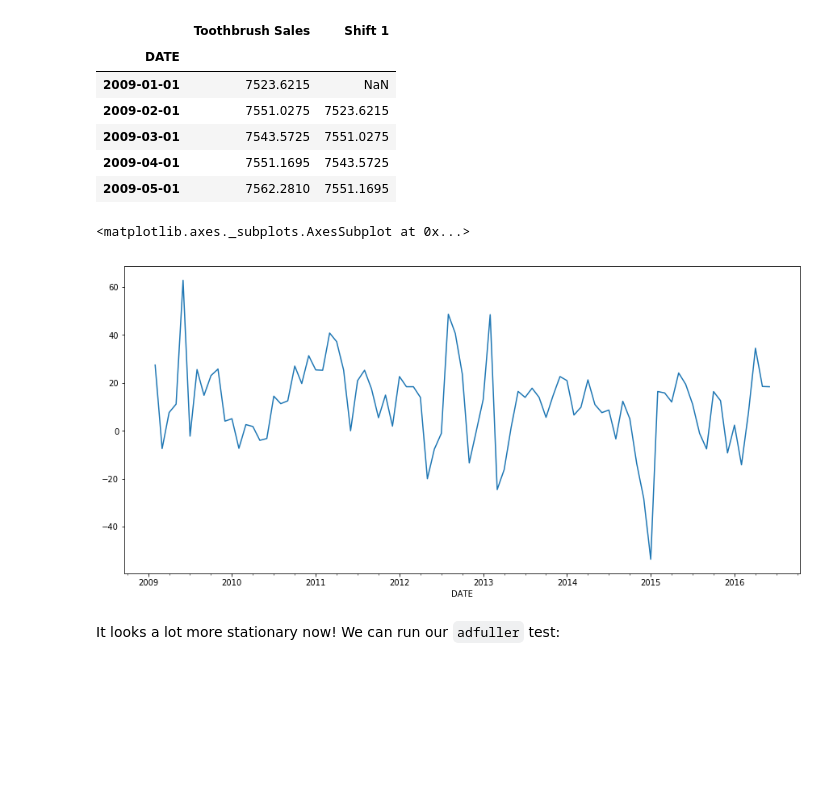
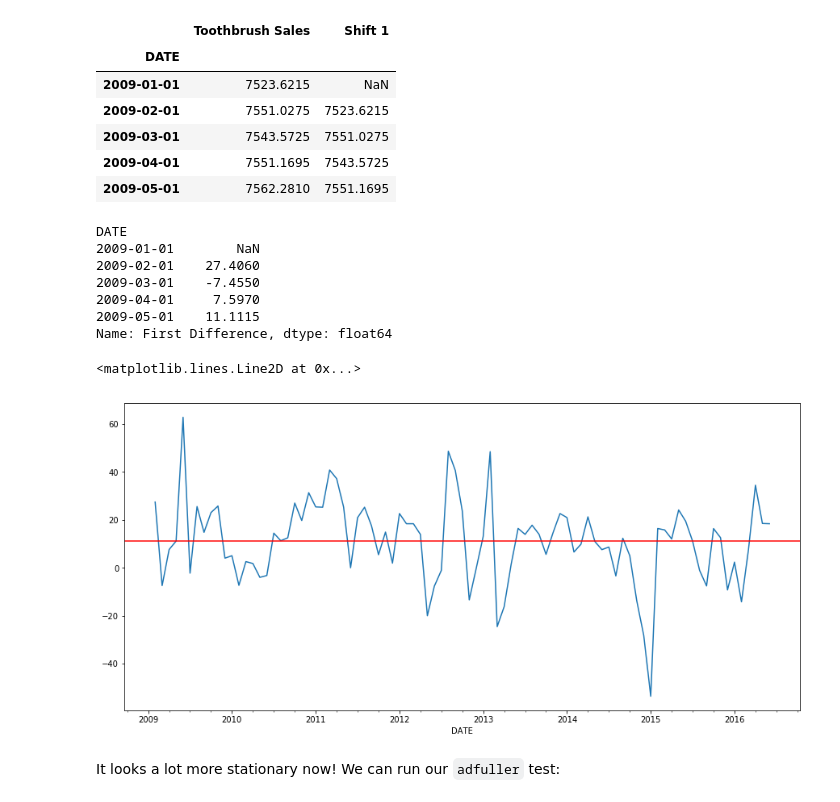
Before and after one commit to F0R6E/ds-class-6-advanced-timeseries, a Jupyter notebook: 2. Stationarity.ipynb, the cells around one changed output. Cells and saved outputs as stored; diff of their text form; code cells hidden in the pictures; blank space fills up the shorter version.

```diff
--- a/2. Stationarity.ipynb
+++ b/2. Stationarity.ipynb
@@ -128,8 +133,6 @@ P-value = 0.5205354140784. Data is likely non-stationary
 ## Making a process stationary
 
 The simplest way to make a process stationary is by "differencing" it. That is, subtracting it with itself 🤔. It's simple, let's do it step by step:
-# %%
-tb.drop(columns='First Difference', inplace=True)
 # %%
 tb['Shift 1'] = tb['Toothbrush Sales'].shift(1)
 # %%
@@ -145,10 +148,22 @@ tb.head()
 # %%
 tb['First Difference'] = tb['Toothbrush Sales'] - tb['Shift 1']
 # %%
-tb['First Difference'].plot(figsize=(15, 7))
+tb['First Difference'].head()
 # %% [output]
-<matplotlib.axes._subplots.AxesSubplot at 0x...>
+DATE
+2009-01-01        NaN
+2009-02-01    27.4060
+2009-03-01    -7.4550
+2009-04-01     7.5970
+2009-05-01    11.1115
+Name: First Difference, dtype: float64
-[figure, removed]
+# %%
+fig, ax = plt.subplots(figsize=(15, 7))
+tb['First Difference'].plot(fig=fig)
+ax.axhline(tb['First Difference'].mean(), color='red')
+# %% [output]
+<matplotlib.lines.Line2D at 0x...>
+[figure, added]
 # %% [markdown]
 It looks a lot more stationary now! We can run our `adfuller` test:
 # %%
```
Also changed, not shown: parts of 3 cells of this notebook.
